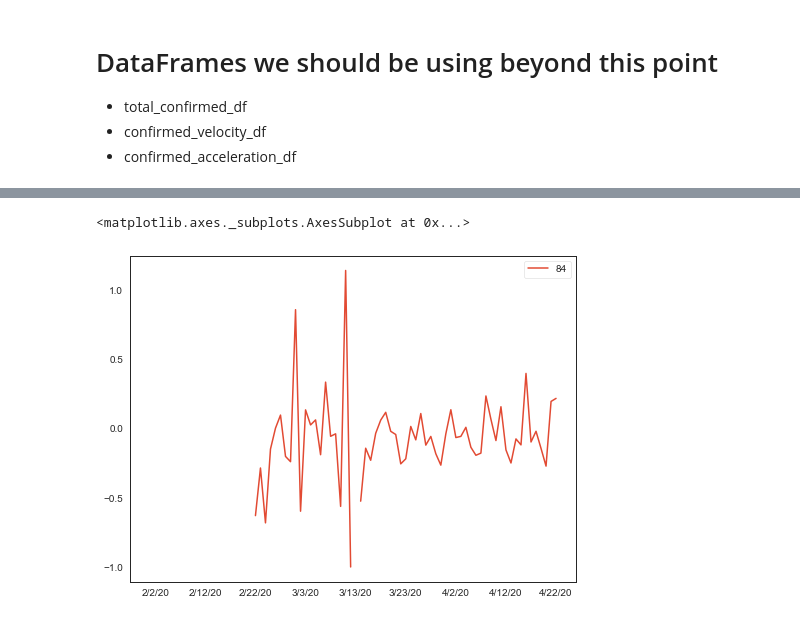
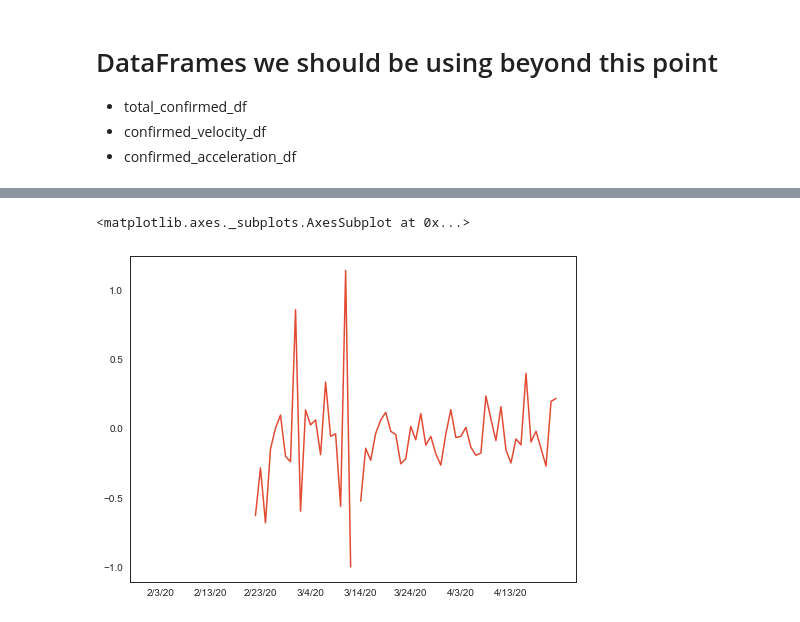
Before and after one commit to dtangster/cmpe256, a Jupyter notebook: hidden_dragon.ipynb, the cells around one changed output, grey strips where cells are left out. Saved outputs shown, nothing was run; the diff lists cells and outputs as text; code cells hidden in the pictures.

```diff
--- a/hidden_dragon.ipynb
+++ b/hidden_dragon.ipynb
@@ -595,5 +597,6 @@ confirmed_velocity_df.head()
 for i in tp_confirmed_df:
     tp_confirmed_df[i][4:] = tp_confirmed_df[i][4:].pct_change()
 confirmed_acceleration_df = tp_confirmed_df.transpose()
+confirmed_acceleration_df.set_index("Country/Region", inplace=True)
 confirmed_acceleration_df.head()
 # %% [output]
@@ -631,6 +635,6 @@ confirmed_velocity_df[84:85].transpose()[4:].plot()
 # %%
 # Italy: Confirmed case acceleration per day based on the total confirmed from previous day
-confirmed_acceleration_df[84:85].transpose()[4:].plot()
+confirmed_acceleration_df.loc["Italy"].transpose()[4:].plot()
 # %% [output]
 <matplotlib.axes._subplots.AxesSubplot at 0x...>
-[figure, old version]
+[figure, new version]
```
Also changed, not shown: parts of 13 cells of this notebook.
